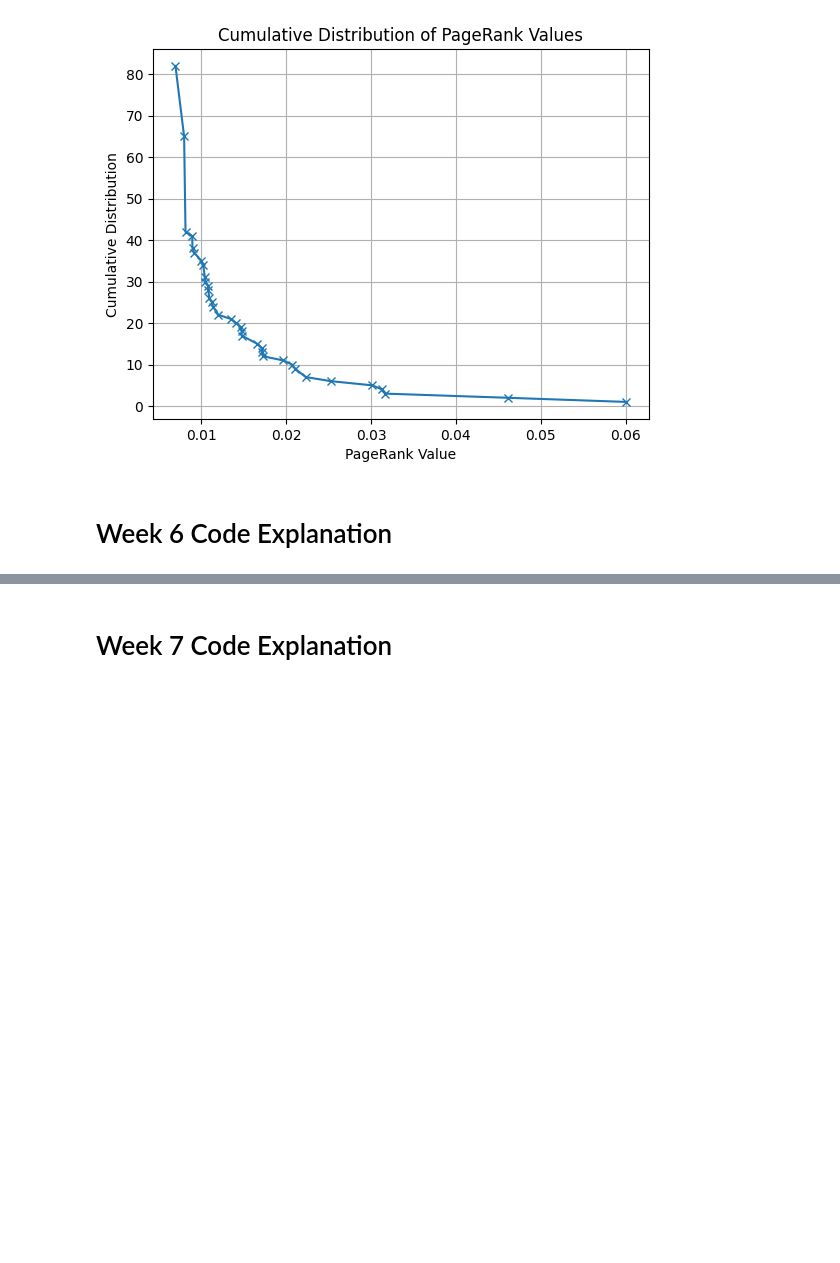
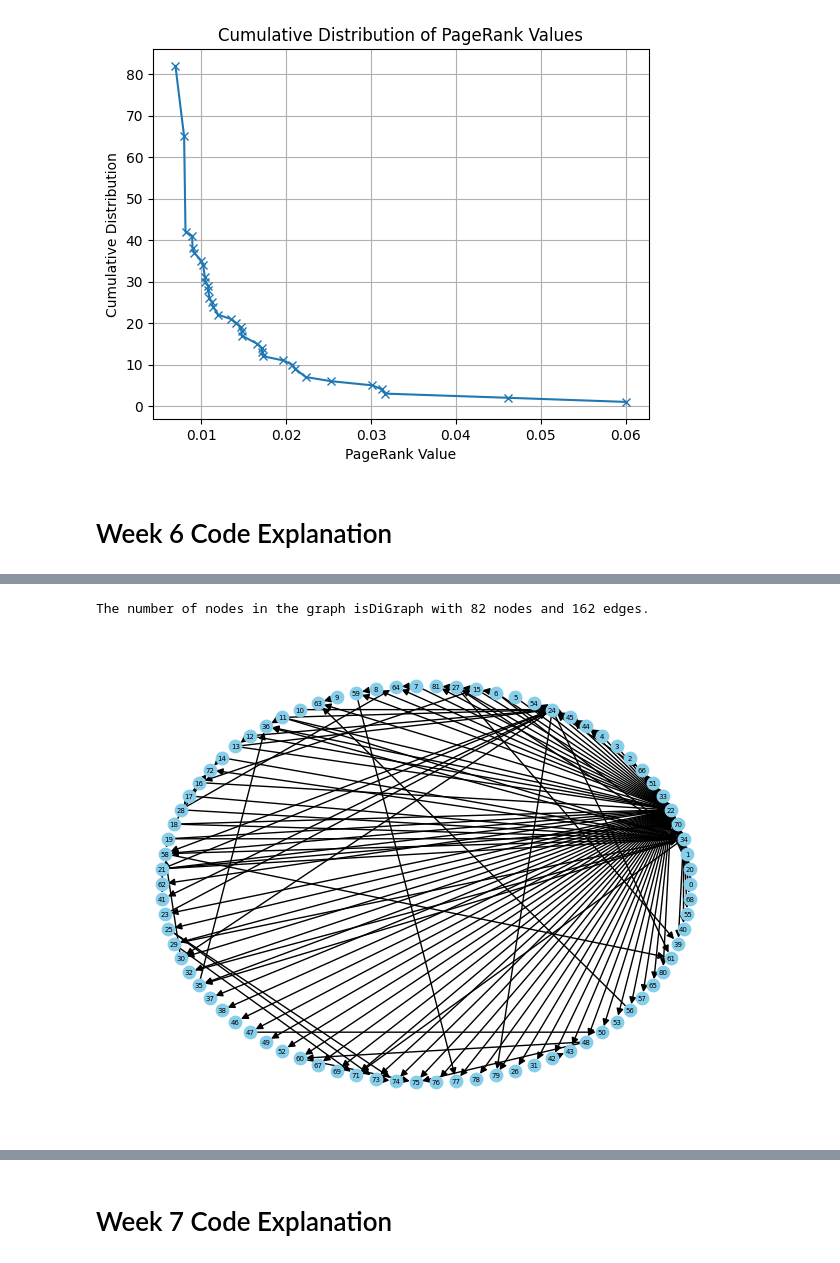
Before and after one commit to acagnucci/Social-Network-Analysis-Project, a Jupyter notebook: 2ND/EXPLANATIONS/EXPLANATION_WEEK5,6,7.ipynb, the cells around one changed output, grey strips where cells are left out. Cells and saved outputs as stored; diff of their text form; code cells hidden in the pictures; blank space fills up the shorter version.

```diff
--- a/2ND/EXPLANATIONS/EXPLANATION_WEEK5,6,7.ipynb
+++ b/2ND/EXPLANATIONS/EXPLANATION_WEEK5,6,7.ipynb
@@ -402,0 +228,20 @@ nx.write_gexf(G, "network_with_communities.gexf")
+# %%
+#IMPORTING DATABASE
+edges_filename = "edges.csv"
+nodes_filename = "nodes.csv"
+
+df_edges = pd.read_csv(edges_filename)
+df_nodes = pd.read_csv(nodes_filename)
+
+# Create the graph using the edges CSV
+G = nx.from_pandas_edgelist(df_edges, '# source', ' target', create_using=nx.DiGraph())
+
+# Number of nodes
+N = G.number_of_nodes()
+print('The number of nodes in the graph is' + str(G) + '.')
+
+# Circular plot
+nx.draw_circular(G, with_labels="True",node_color='skyblue', edge_color='black', node_size=80, font_size=5, arrows=True)
+# %% [output]
+The number of nodes in the graph isDiGraph with 82 nodes and 162 edges.
+[figure, added]
```
Also changed, not shown: parts of 29 cells of this notebook.
